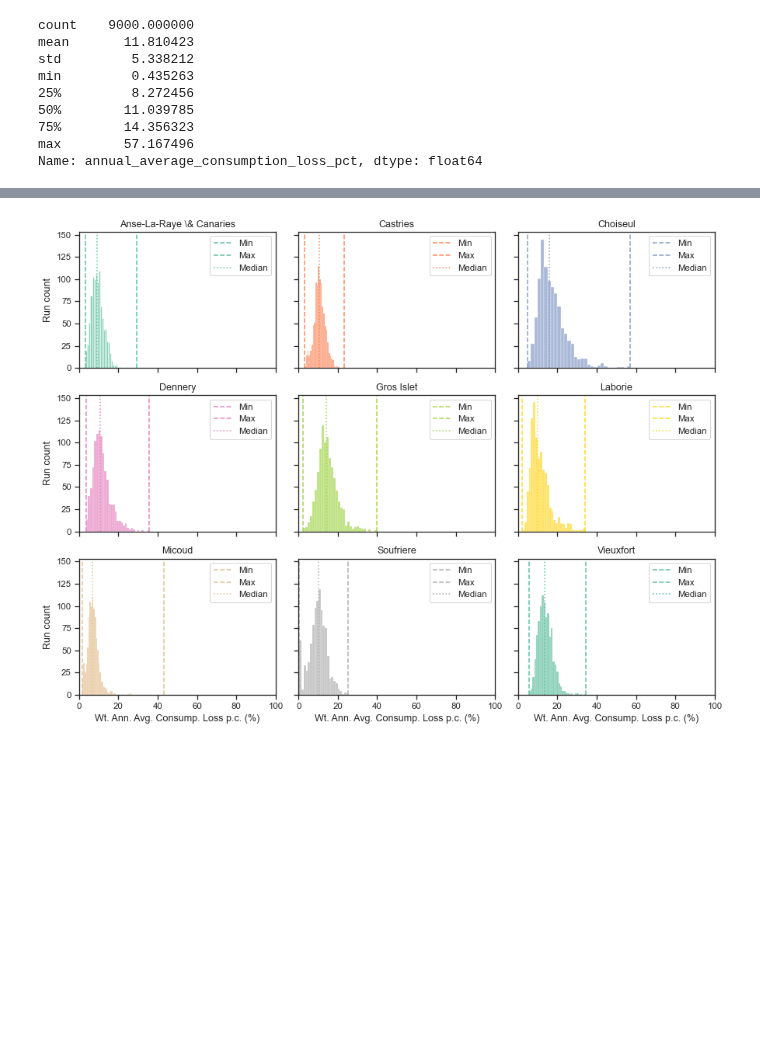
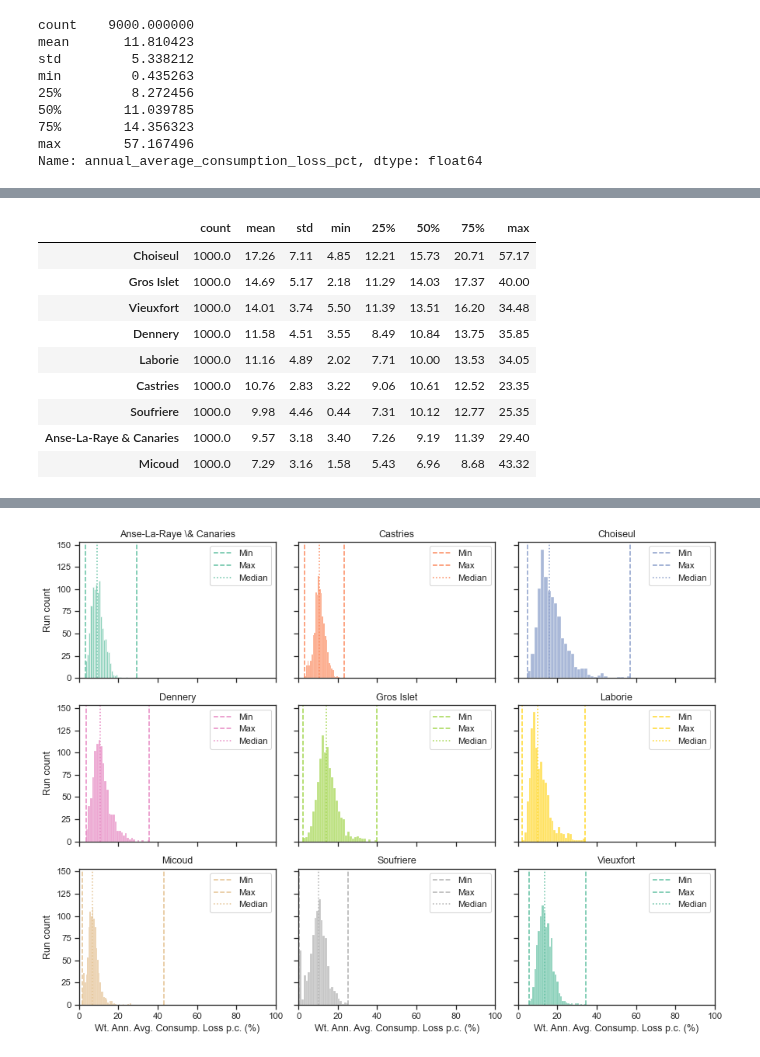
Before and after one commit to mikhailsirenko/unbreakable, a Jupyter notebook: notebooks/analysis.ipynb, the cells around one changed output, grey strips where cells are left out. Drawn from its saved outputs; the diff is of its cells as text; code cells hidden in the pictures; blank space fills up the shorter version.

```diff
--- a/notebooks/analysis.ipynb
+++ b/notebooks/analysis.ipynb
@@ -244,3 +249,16 @@ ax.legend(districts, title='District');
+# %%
+pd.DataFrame(d).describe().T.sort_values('mean', ascending=False).round(2)
+# %% [output]
+|  | count | mean | std | min | 25% | 50% | 75% | max |
+| Choiseul | 1000.0 | 17.26 | 7.11 | 4.85 | 12.21 | 15.73 | 20.71 | 57.17 |
+| Gros Islet | 1000.0 | 14.69 | 5.17 | 2.18 | 11.29 | 14.03 | 17.37 | 40.00 |
+| Vieuxfort | 1000.0 | 14.01 | 3.74 | 5.50 | 11.39 | 13.51 | 16.20 | 34.48 |
+| Dennery | 1000.0 | 11.58 | 4.51 | 3.55 | 8.49 | 10.84 | 13.75 | 35.85 |
+| Laborie | 1000.0 | 11.16 | 4.89 | 2.02 | 7.71 | 10.00 | 13.53 | 34.05 |
+| Castries | 1000.0 | 10.76 | 2.83 | 3.22 | 9.06 | 10.61 | 12.52 | 23.35 |
+| Soufriere | 1000.0 | 9.98 | 4.46 | 0.44 | 7.31 | 10.12 | 12.77 | 25.35 |
+| Anse-La-Raye & Canaries | 1000.0 | 9.57 | 3.18 | 3.40 | 7.26 | 9.19 | 11.39 | 29.40 |
+| Micoud | 1000.0 | 7.29 | 3.16 | 1.58 | 5.43 | 6.96 | 8.68 | 43.32 |
 # %%
 tab = pd.DataFrame(d).describe().T.sort_values('mean', ascending=False).round(2)
 tab.drop(['count'], axis=1, inplace=True)
```
Also changed, not shown: parts of 4 cells of this notebook, 2 other files.
